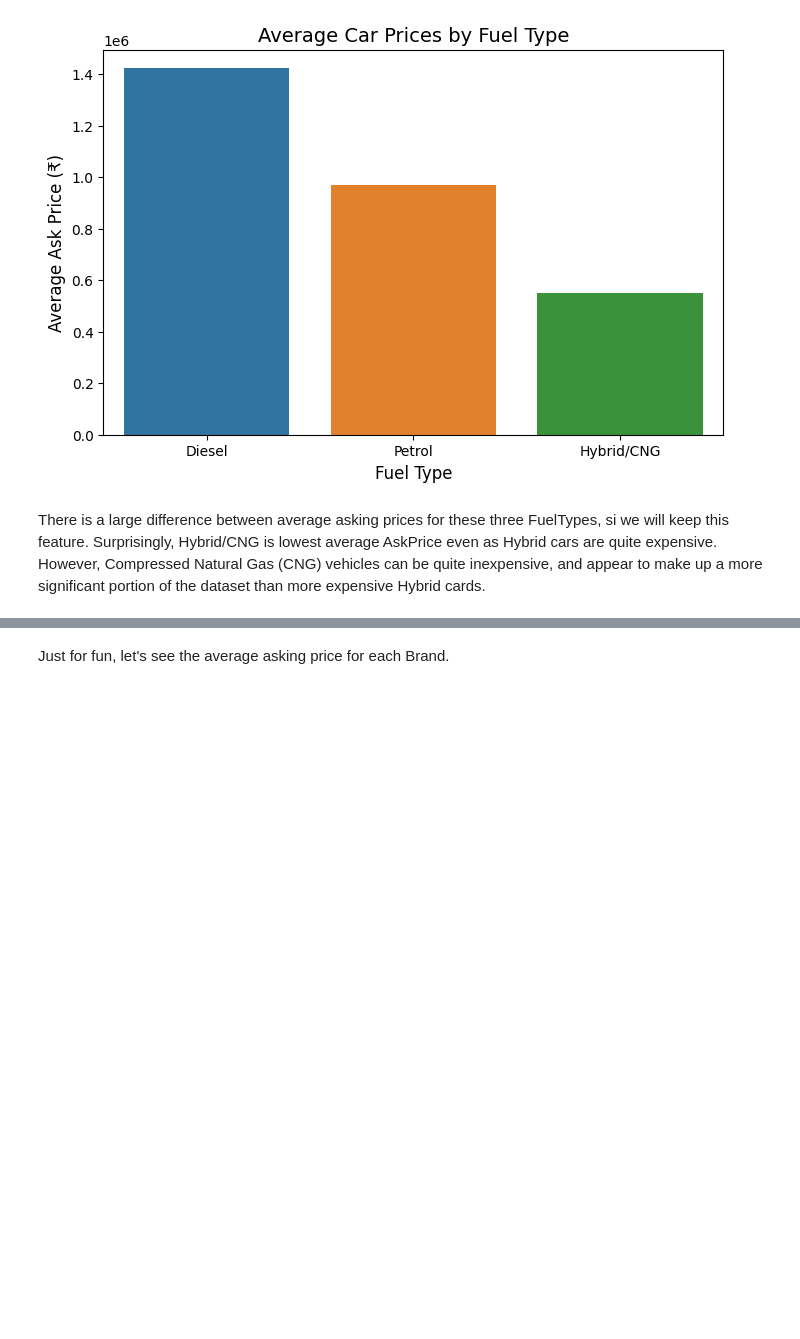
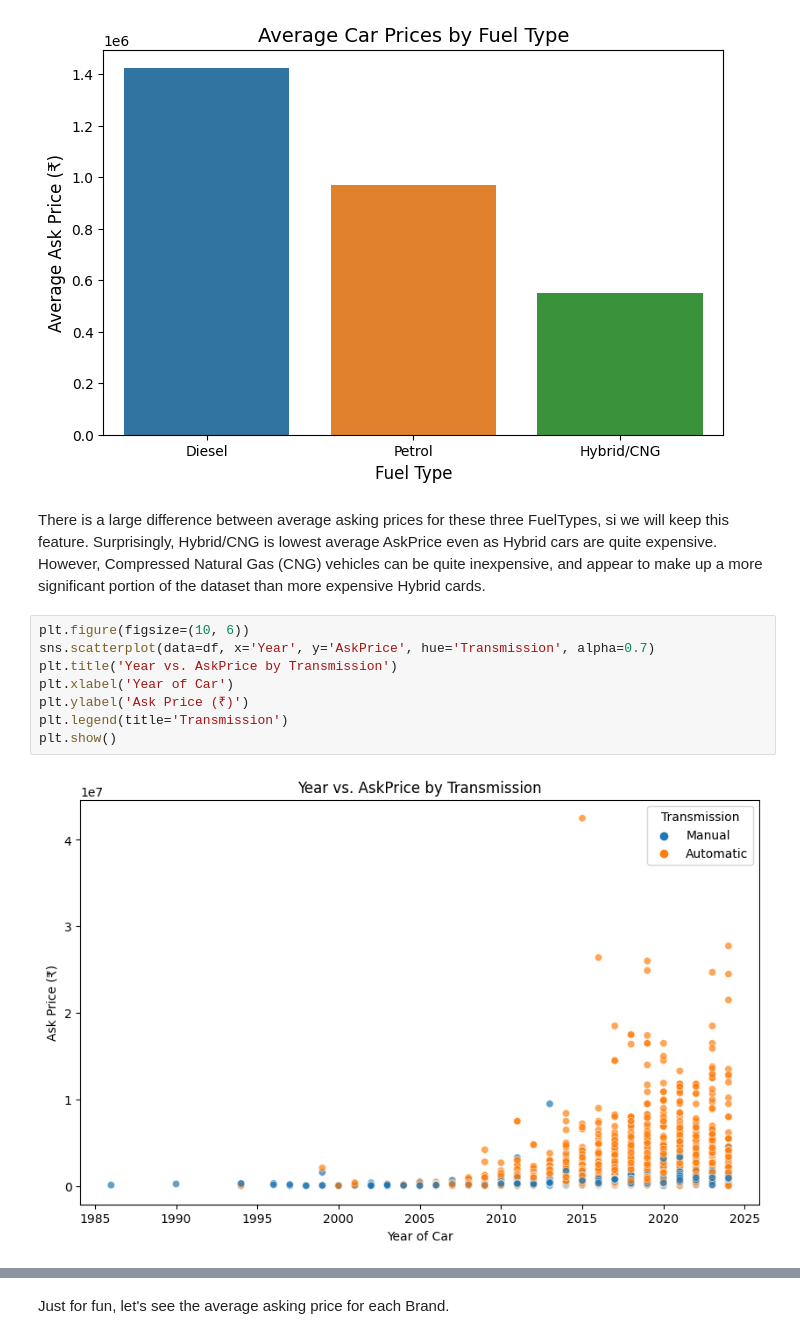
Before and after one commit to johnpospisil/used-car-values-in-india, a Jupyter notebook: used-car-values-in-india.ipynb, the cells around one changed output, grey strips where cells are left out. Saved outputs shown, nothing was run; the diff lists cells and outputs as text; blank space fills up the shorter version.

Commit message:
Add some graphs.

```diff
--- a/used-car-values-in-india.ipynb
+++ b/used-car-values-in-india.ipynb
@@ -453,3 +454,13 @@ plt.show()
 [figure]
 # %% [markdown]
 There is a large difference between average asking prices for these three FuelTypes, si we will keep this feature. Surprisingly, Hybrid/CNG is lowest average AskPrice even as Hybrid cars are quite expensive. However, Compressed Natural Gas (CNG) vehicles can be quite inexpensive, and appear to make up a more significant portion of the dataset than more expensive Hybrid cards.
+# %%
+plt.figure(figsize=(10, 6))
+sns.scatterplot(data=df, x='Year', y='AskPrice', hue='Transmission', alpha=0.7)
+plt.title('Year vs. AskPrice by Transmission')
+plt.xlabel('Year of Car')
+plt.ylabel('Ask Price (₹)')
+plt.legend(title='Transmission')
+plt.show()
+# %% [output]
+[figure, added]
```
Also changed, not shown: parts of 10 cells of this notebook.
